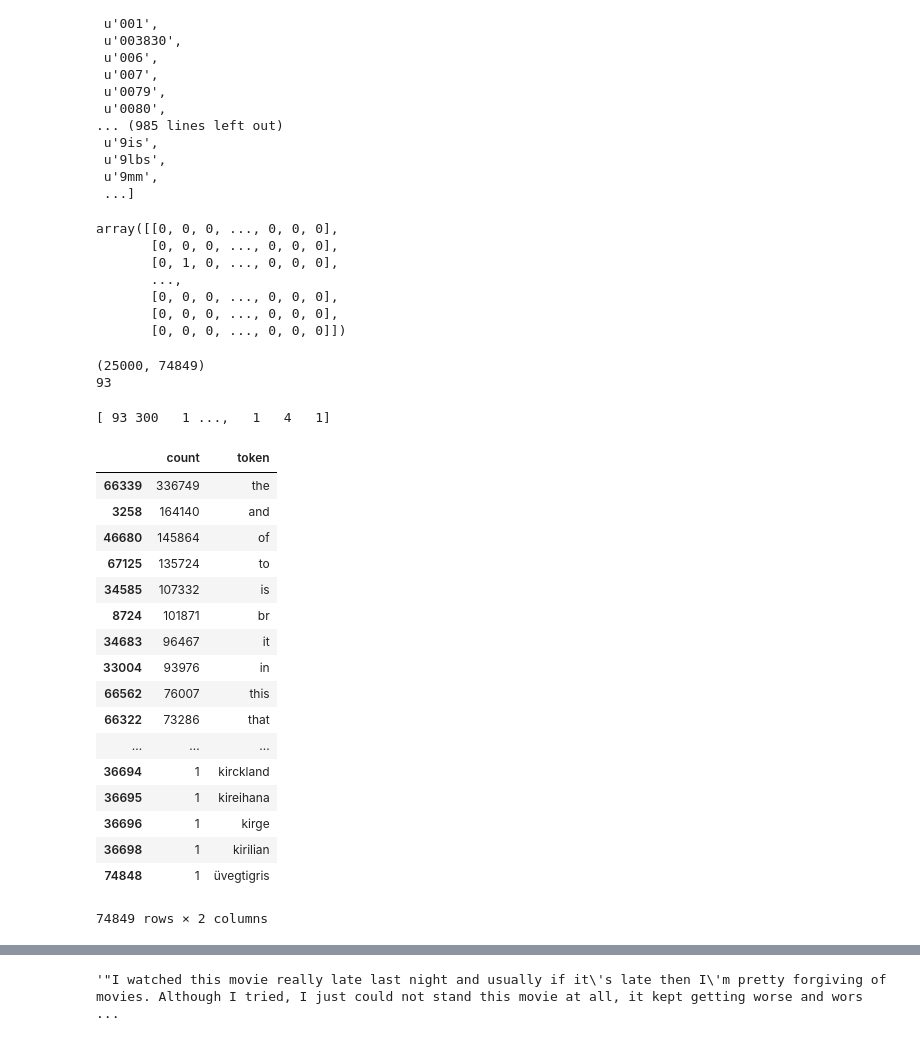
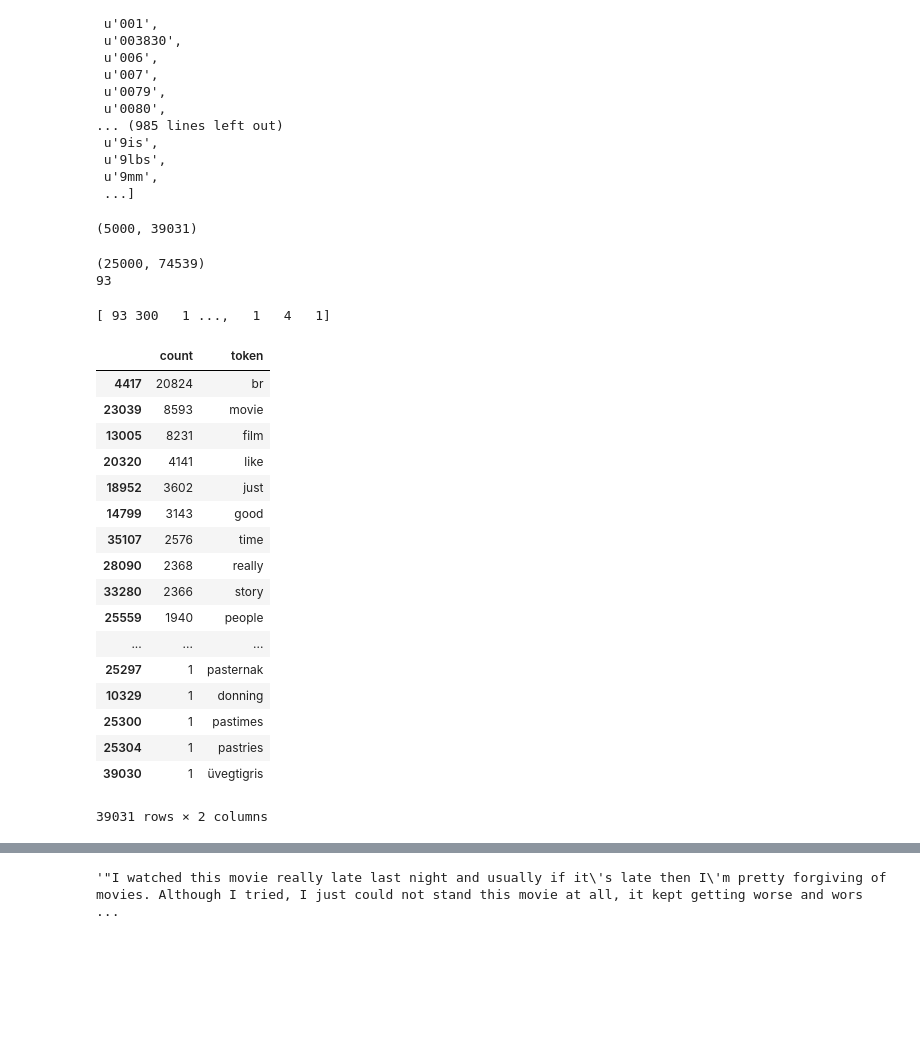
Before and after one commit to samuelbolivar/Data_Science_Projects, a Jupyter notebook: Bag of Words Meets Bags of Popcorn/Movie's Reviews Sentiment Analysis.ipynb, the cells around one changed output, grey strips where cells are left out. Drawn from its saved outputs; the diff is of its cells as text; code cells hidden in the pictures; blank space fills up the shorter version.

```diff
--- a/Bag of Words Meets Bags of Popcorn/Movie's Reviews Sentiment Analysis.ipynb
+++ b/Bag of Words Meets Bags of Popcorn/Movie's Reviews Sentiment Analysis.ipynb
@@ -185,5 +185,10 @@ unlabeled_train_data.shape
 from sklearn.feature_extraction.text import CountVectorizer
 
 count_vect = CountVectorizer(stop_words='english', decode_error = 'ignore')
+count_vect_kmeans = CountVectorizer(stop_words='english', decode_error = 'ignore')
 bag_of_words_train = count_vect.fit_transform(train_data['review'])
-bag_of_words_train
+
+#train_data['review'].head(1000)
+bag_of_words_train_kmeans = count_vect_kmeans.fit_transform(train_data['review'].head(5000))
+#bag_of_words_train_kmeans
+y_train_data = train_data['sentiment'].head(5000)
@@ -344,3 +351,6 @@ import word2vec
 # %%
 #count_vect.fit(X_train)
 count_vect.get_feature_names()
+train_features = count_vect.get_feature_names()
+
+train_features_kmeans = count_vect_kmeans.get_feature_names()
@@ -390,21 +384,26 @@ train_words
  u'9lbs',
  u'9mm',
  ...]
-# %%
-train_array = train_dtm.toarray()
-train_array
-# %% [output]
-array([[0, 0, 0, ..., 0, 0, 0],
-       [0, 0, 0, ..., 0, 0, 0],
-       [0, 1, 0, ..., 0, 0, 0],
-       ...,
-       [0, 0, 0, ..., 0, 0, 0],
-       [0, 0, 0, ..., 0, 0, 0],
-       [0, 0, 0, ..., 0, 0, 0]])
+# %%
+#train_array = train_dtmatrix.toarray()
+#train_array
+
+
+# bag_of_words_train is my fit and transform data from original dataset
+# Transforming it into an array
+
+train_array = bag_of_words_train.toarray()
+train_array.shape
+
+# Trying to reduce the Array for KMEANS
+train_array_kmeans = bag_of_words_train_kmeans.toarray()
+train_array_kmeans.shape
+# %% [output]
+(5000, 39031)
 # %%
-print train_arr.shape
-print np.sum(train_arr[:,0])
+print train_array.shape
+print np.sum(train_array[:,0])
 # %% [output]
-(25000, 74849)
+(25000, 74539)
 93
 # %%
@@ -412,24 +411,27 @@ print np.sum(train_arr, axis=0)
 # %% [output]
 [ 93 300   1 ...,   1   4   1]
 # %%
-train_token_counts = pd.DataFrame({'token':train_features, 'count':np.sum(train_arr, axis=0)})
+train_token_counts = pd.DataFrame({'token':train_features, 'count':np.sum(train_array, axis=0)})
 train_token_counts.sort_index(by='count', ascending=False)
+
+train_token_counts_kmeans = pd.DataFrame({'token':train_features_kmeans, 'count':np.sum(train_array_kmeans, axis=0)})
+train_token_counts_kmeans.sort_index(by='count', ascending=False)
 # %% [output]
 |  | count | token |
-| 66339 | 336749 | the |
-| 3258 | 164140 | and |
-| 46680 | 145864 | of |
-| 67125 | 135724 | to |
-| 34585 | 107332 | is |
-| 8724 | 101871 | br |
-| 34683 | 96467 | it |
-| 33004 | 93976 | in |
-| 66562 | 76007 | this |
-| 66322 | 73286 | that |
+| 4417 | 20824 | br |
+| 23039 | 8593 | movie |
+| 13005 | 8231 | film |
+| 20320 | 4141 | like |
+| 18952 | 3602 | just |
+| 14799 | 3143 | good |
+| 35107 | 2576 | time |
+| 28090 | 2368 | really |
+| 33280 | 2366 | story |
+| 25559 | 1940 | people |
 | ... | ... | ... |
-| 36694 | 1 | kirckland |
-| 36695 | 1 | kireihana |
-| 36696 | 1 | kirge |
-| 36698 | 1 | kirilian |
-| 74848 | 1 | üvegtigris |
+| 25297 | 1 | pasternak |
+| 10329 | 1 | donning |
+| 25300 | 1 | pastimes |
+| 25304 | 1 | pastries |
+| 39030 | 1 | üvegtigris |
-74849 rows × 2 columns
+39031 rows × 2 columns
```
Also changed, not shown: parts of 21 cells of this notebook.
